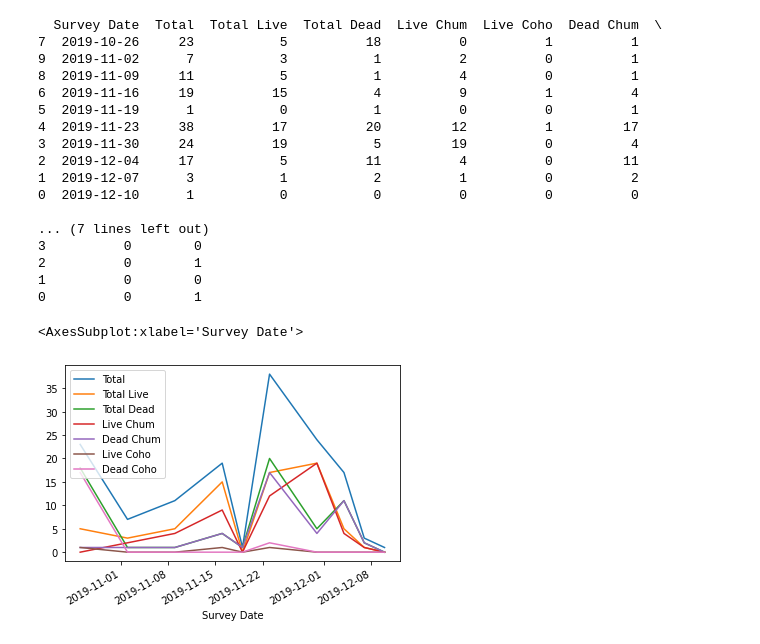
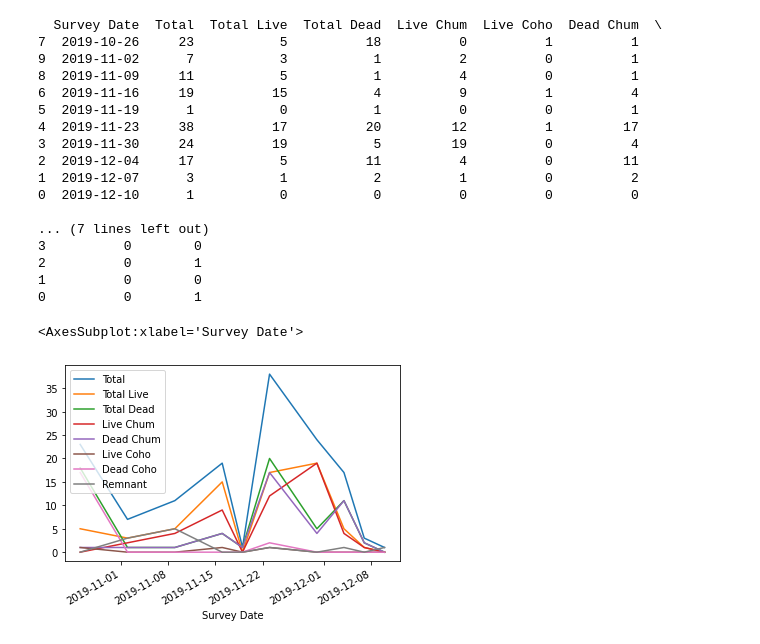
Before and after one commit to slfisco/salmonNotebook, a Jupyter notebook: salmonNotebook.ipynb, the cells around one changed output. Drawn from its saved outputs; the diff is of its cells as text; code cells hidden in the pictures.

Commit message:
add remnant to plot

```diff
--- a/salmonNotebook.ipynb
+++ b/salmonNotebook.ipynb
@@ -26,32 +26,32 @@ def addStats(survey, salmonDf):
     statsDf = statsDf.append(statsRow, ignore_index = True)
 
 pd.set_option('display.precision', 0)
 salmonFormURI = "https://five.epicollect.net/api/export/entries/salmon-survey-2019?form_ref=397fba6ecc674b74836efc190840c42d_5d6f509867795"
 surveyFormURI = "https://five.epicollect.net/api/export/entries/salmon-survey-2019?form_ref=397fba6ecc674b74836efc190840c42d_5d6f454667a28"
 salmonDf = getEntries(salmonFormURI)
 surveyDf = getEntries(surveyFormURI)
 statsDf = pd.DataFrame()
 columnOrder =  ['Survey Date', 'Total', 'Total Live', 'Total Dead', 'Live Chum', 'Live Coho', 'Dead Chum', 'Dead Coho', 'Remnant']
 surveyDf.apply(addStats, axis=1, args=[salmonDf])
 print(statsDf.sort_values(by=['Survey Date'])[columnOrder])
-statsDf.plot(y=['Total', 'Total Live', 'Total Dead', 'Live Chum', 'Dead Chum', 'Live Coho', 'Dead Coho'], x='Survey Date')
+statsDf.plot(y=['Total', 'Total Live', 'Total Dead', 'Live Chum', 'Dead Chum', 'Live Coho', 'Dead Coho', 'Remnant'], x='Survey Date')
 # %% [output]
   Survey Date  Total  Total Live  Total Dead  Live Chum  Live Coho  Dead Chum  \
 7  2019-10-26     23           5          18          0          1          1
 9  2019-11-02      7           3           1          2          0          1
 8  2019-11-09     11           5           1          4          0          1
 6  2019-11-16     19          15           4          9          1          4
 5  2019-11-19      1           0           1          0          0          1
 4  2019-11-23     38          17          20         12          1         17
 3  2019-11-30     24          19           5         19          0          4
 2  2019-12-04     17           5          11          4          0         11
 1  2019-12-07      3           1           2          1          0          2
 0  2019-12-10      1           0           0          0          0          0
 
 ... (7 lines left out)
 3          0        0
 2          0        1
 1          0        0
 0          0        1
 <AxesSubplot:xlabel='Survey Date'>
-[figure, old version]
+[figure, new version]
```
Also changed, not shown: 1 other file.
